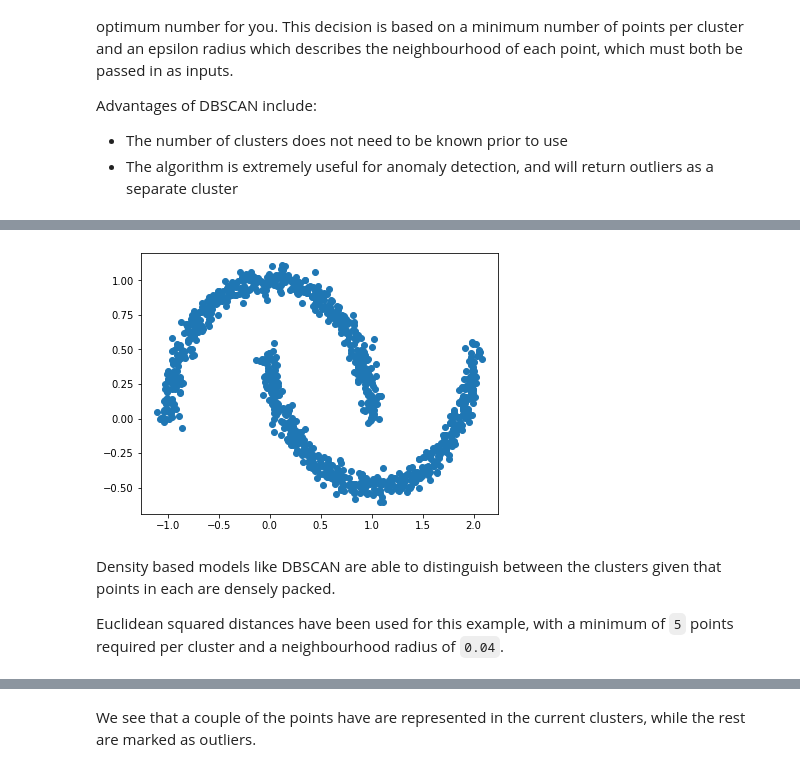
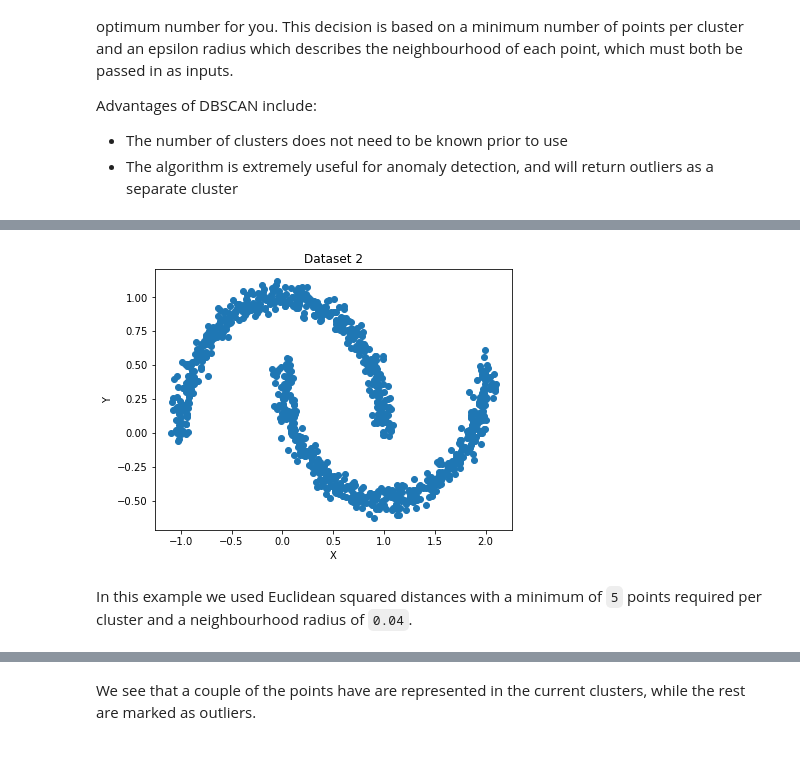
Before and after one commit to dmorgankx/mlnotebooks, a Jupyter notebook: notebooks/11 Clustering.ipynb, the cells around one changed output, grey strips where cells are left out. Drawn from its saved outputs; the diff is of its cells as text; code cells hidden in the pictures.

```diff
--- a/notebooks/11 Clustering.ipynb
+++ b/notebooks/11 Clustering.ipynb
@@ -200,10 +204,14 @@ Distance-based models would struggle to correctly classify datasets like the one
 # %%
+// generate dataset
 d2:flip moons[`n_samples pykw 1000;`noise pykw 0.05]0
+
+// plot data points
 plt[`:scatter]. d2;
+plt[`:title]"Dataset 2";
+plt[`:xlabel]"X";
+plt[`:ylabel]"Y";
 plt[`:show][];
 # %% [output]
-[figure, old version]
+[figure, new version]
 # %% [markdown]
-Density based models like DBSCAN are able to distinguish between the clusters given that points in each are densely packed.
-
-Euclidean squared distances have been used for this example, with a minimum of `5` points required per cluster and a neighbourhood radius of `0.04`.
+In this example we used Euclidean squared distances with a minimum of `5` points required per cluster and a neighbourhood radius of `0.04`.
```
Also changed, not shown: parts of 90 cells of this notebook.
